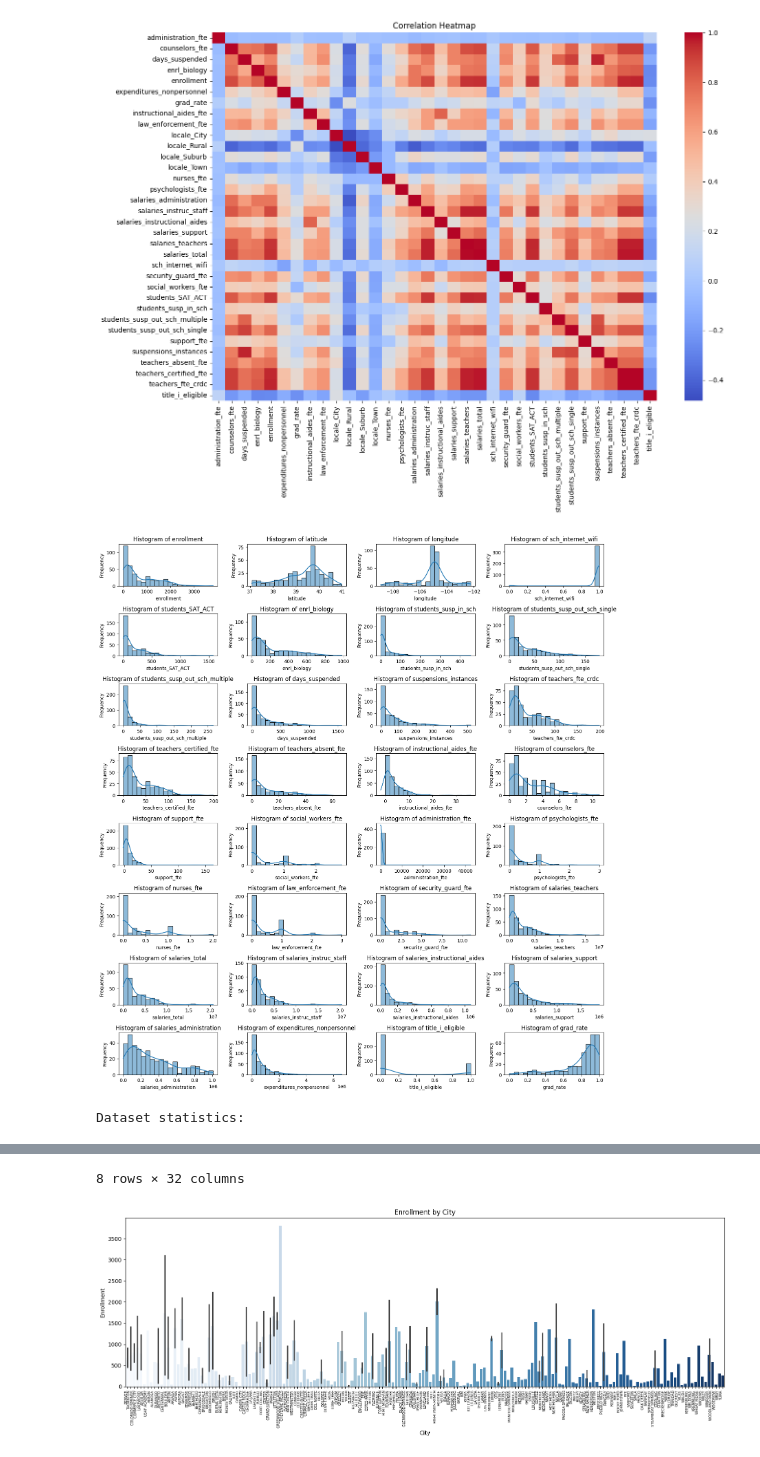
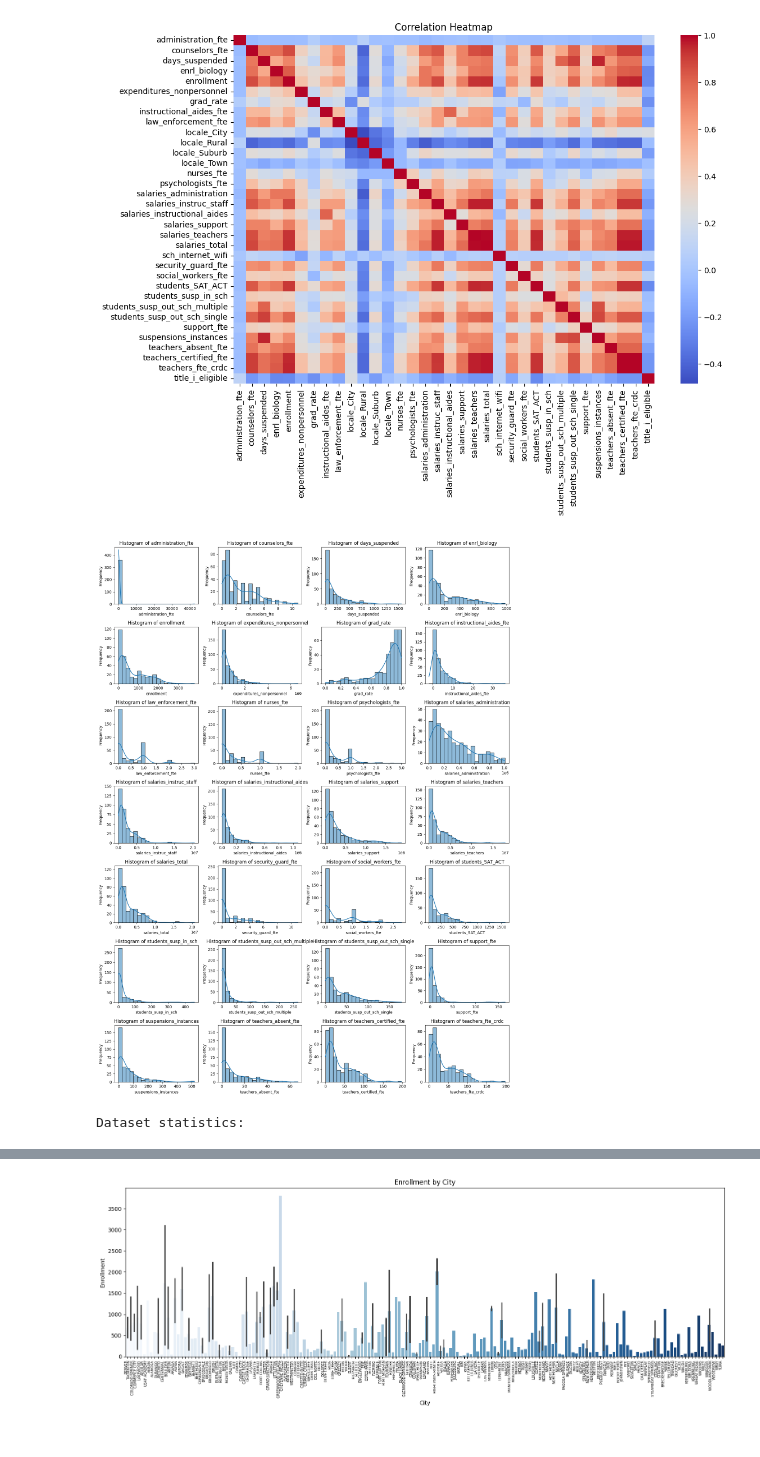
Before and after one commit to melody-gold/csci303_project, a Jupyter notebook: CSCI303_Semester_Proj.ipynb, the cells around one changed output, grey strips where cells are left out. Saved outputs shown, nothing was run; the diff lists cells and outputs as text; code cells hidden in the pictures.

Commit message:
Update w/more & better visualizations.

```diff
--- a/CSCI303_Semester_Proj.ipynb
+++ b/CSCI303_Semester_Proj.ipynb
@@ -135,26 +102,31 @@ memory usage: 97.3+ KB
 # %%
 # Data visualization and exploration
 
 # Plot correlation heatmap
-plt.figure(figsize=(15, 10))
+plt.figure(figsize=(12, 8))
 sns.heatmap(df_cleaned[num_cols].corr(), annot=False, fmt='.2f', cmap='coolwarm')
 plt.title('Correlation Heatmap')
 plt.show()
 
+# Numerical columns to plot - doesn't make sense to plot binary features
+num_cols_plt = df_cleaned.columns.difference(['city_location', 'latitude','longitude', 'locale_City', 'locale_Rural',
+                                              'locale_Suburb', 'locale_Town', 'sch_internet_wifi', 'title_i_eligible'])
 # Plotting histograms of numerical values
 plt.figure(figsize=(15, 20))
-for i, col in enumerate(df_cleaned.select_dtypes(include='number')):
-    plt.subplot(10, 4, i + 1)
+for i, col in enumerate(df_cleaned[num_cols_plt]):
+    plt.subplot(7, 4, i + 1)
     sns.histplot(df_cleaned[col], bins=20, kde=True)
     plt.title(f'Histogram of {col}')
     plt.xlabel(col)
     plt.ylabel('Frequency')
 plt.tight_layout()
 plt.show()
 
+# Dataset descriptive statistics
 print("Dataset statistics:\n")
-df_cleaned.describe()
+with pd.option_context('display.max_rows', None, 'display.max_columns', None):
+    display(df_cleaned[num_cols].describe())
 # %% [output]
-[figure, old version]
+[figure, new version]
-[figure, old version]
+[figure, new version]
 Dataset statistics:
@@ -170,4 +142,3 @@ Dataset statistics:
-8 rows × 32 columns
 # %%
 # Create the bar chart
 plt.figure(figsize=(16, 6))
```
Also changed, not shown: parts of 6 cells of this notebook.
